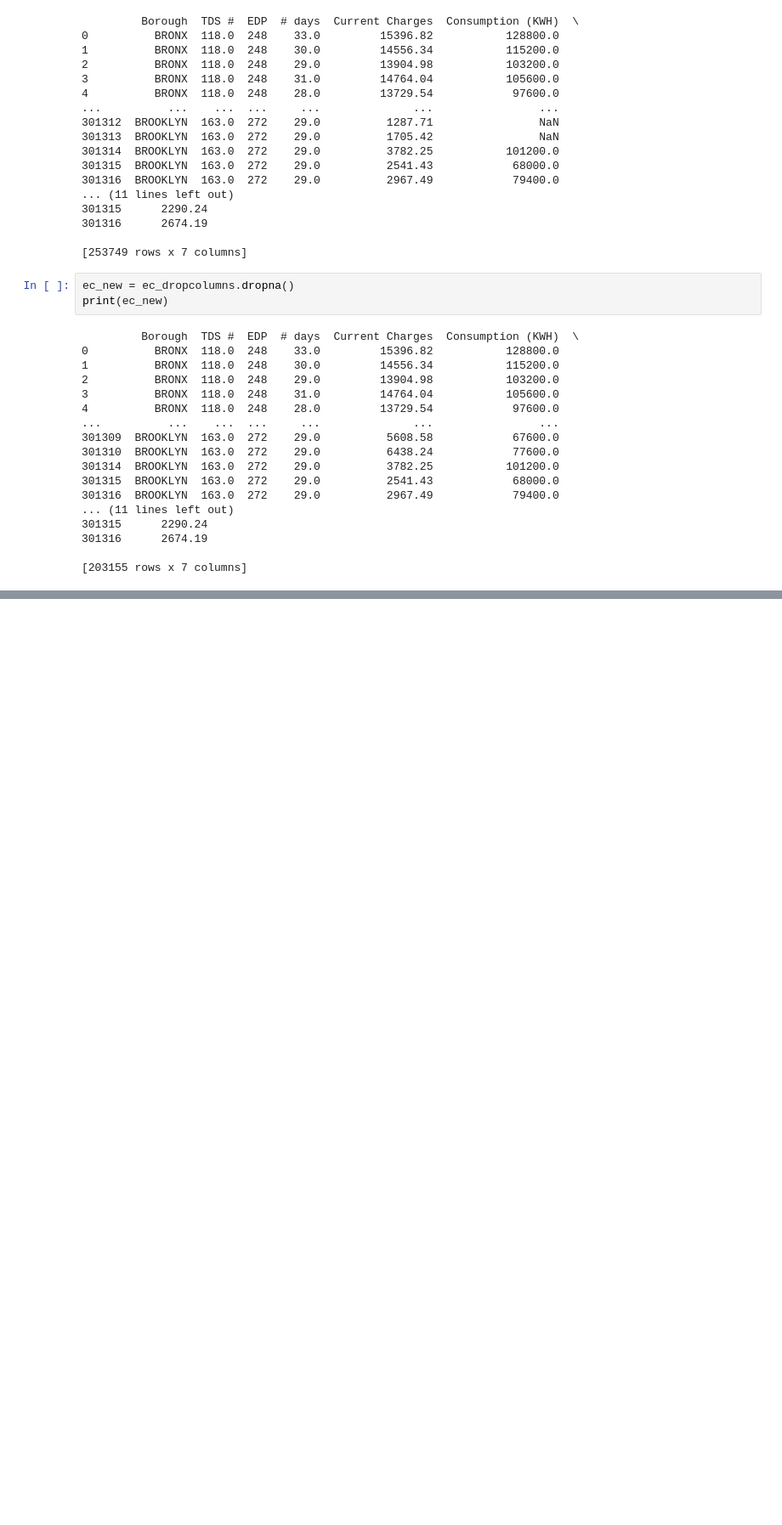
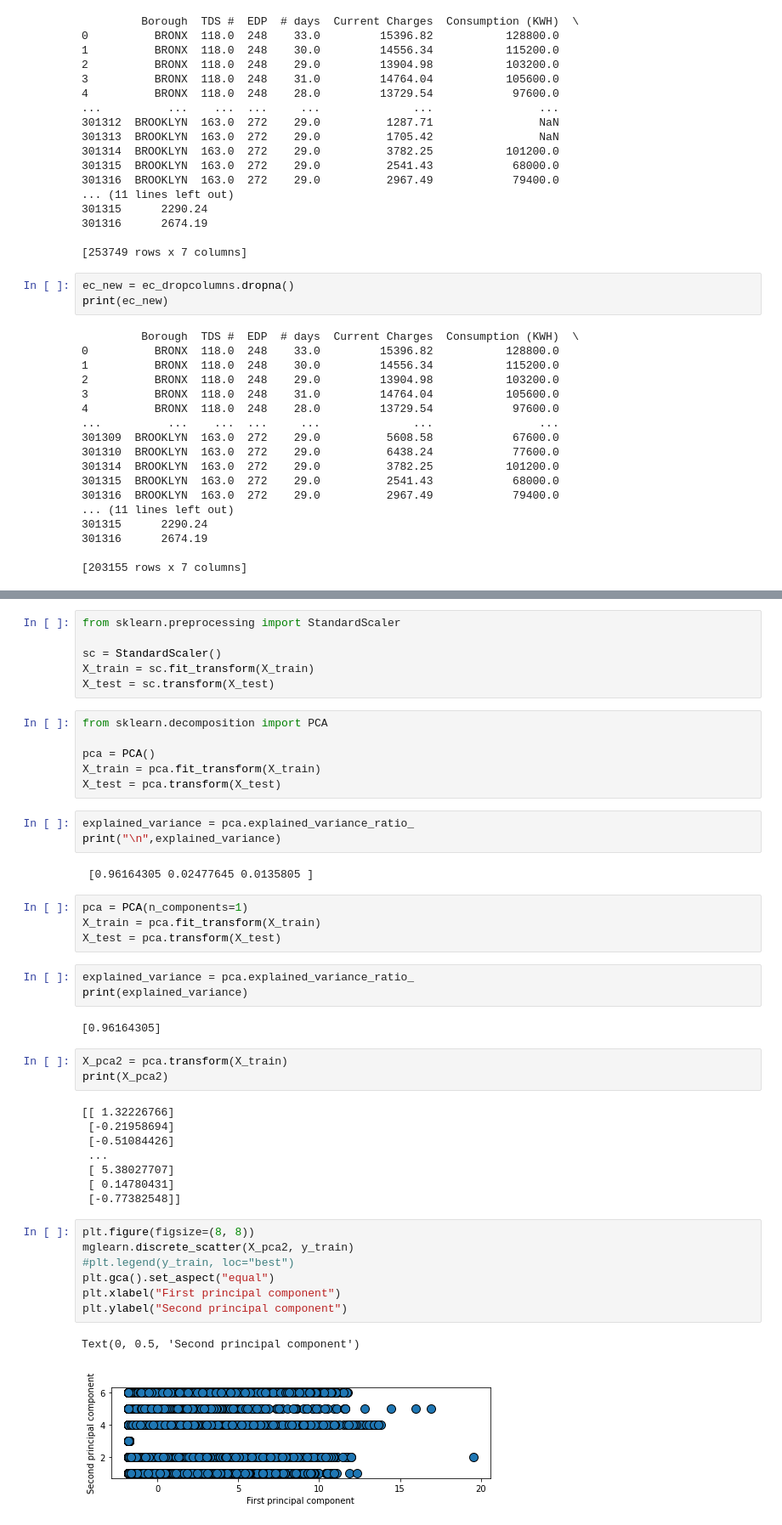
Before and after one commit to shewilliams/data71200su21, a Jupyter notebook: Project 1/Project 3 Notebook - Electric Consumption in NYCHA.ipynb, the cells around one changed output, grey strips where cells are left out. Shown at 85% size. Cells and saved outputs as stored; diff of their text form; blank space fills up the shorter version.

```diff
--- a/Project 1/Project 3 Notebook - Electric Consumption in NYCHA.ipynb
+++ b/Project 1/Project 3 Notebook - Electric Consumption in NYCHA.ipynb
@@ -345,0 +307,47 @@ plt.show()
+# %%
+from sklearn.preprocessing import StandardScaler
+
+sc = StandardScaler()
+X_train = sc.fit_transform(X_train)
+X_test = sc.transform(X_test)
+# %%
+from sklearn.decomposition import PCA
+
+pca = PCA()
+X_train = pca.fit_transform(X_train)
+X_test = pca.transform(X_test)
+# %%
+explained_variance = pca.explained_variance_ratio_
+print("\n",explained_variance)
+# %% [output]
+ [0.96164305 0.02477645 0.0135805 ]
+# %%
+pca = PCA(n_components=1)
+X_train = pca.fit_transform(X_train)
+X_test = pca.transform(X_test)
+# %%
+explained_variance = pca.explained_variance_ratio_
+print(explained_variance)
+# %% [output]
+[0.96164305]
+# %%
+X_pca2 = pca.transform(X_train)
+print(X_pca2)
+# %% [output]
+[[ 1.32226766]
+ [-0.21958694]
+ [-0.51084426]
+ ...
+ [ 5.38027707]
+ [ 0.14780431]
+ [-0.77382548]]
+# %%
+plt.figure(figsize=(8, 8))
+mglearn.discrete_scatter(X_pca2, y_train)
+#plt.legend(y_train, loc="best")
+plt.gca().set_aspect("equal")
+plt.xlabel("First principal component")
+plt.ylabel("Second principal component")
+# %% [output]
+Text(0, 0.5, 'Second principal component')
+[figure, added]
```
Also changed, not shown: parts of 44 cells of this notebook.
